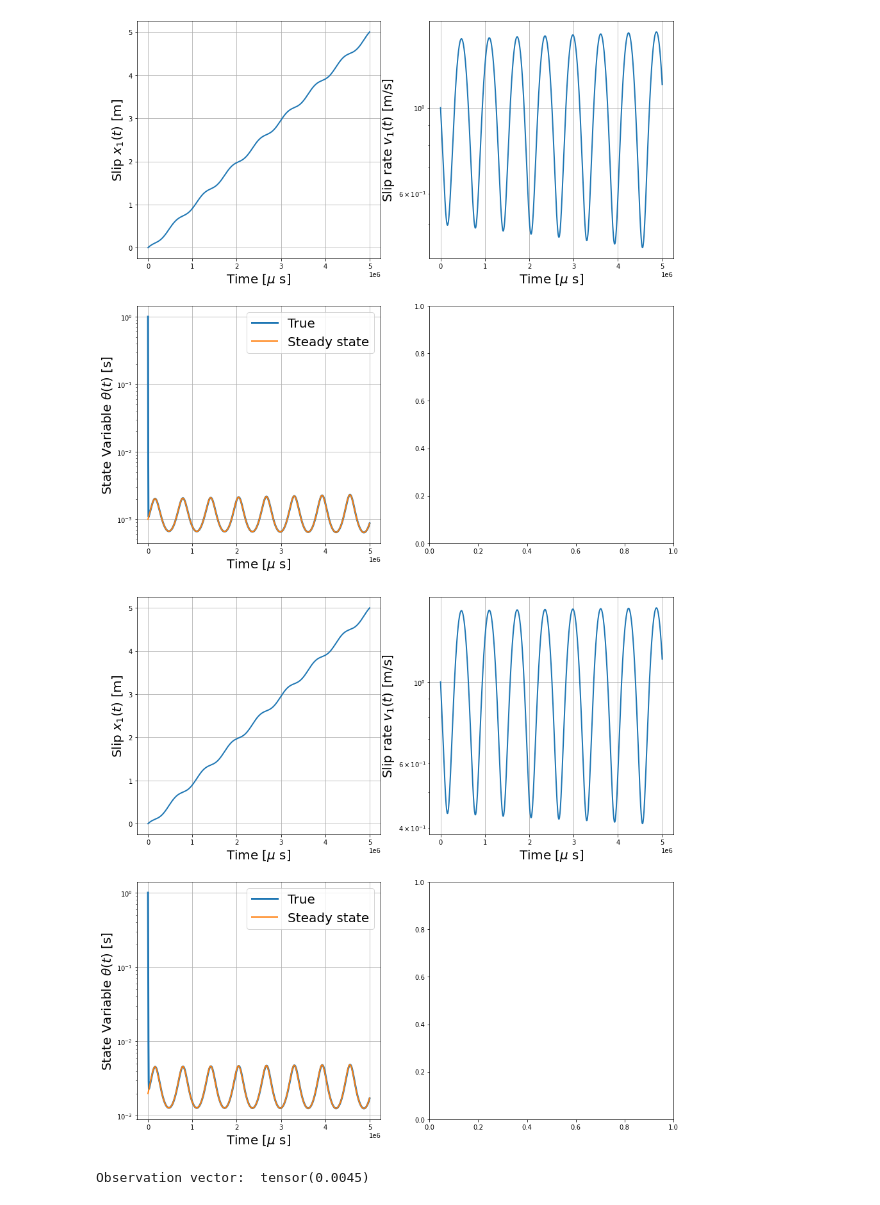
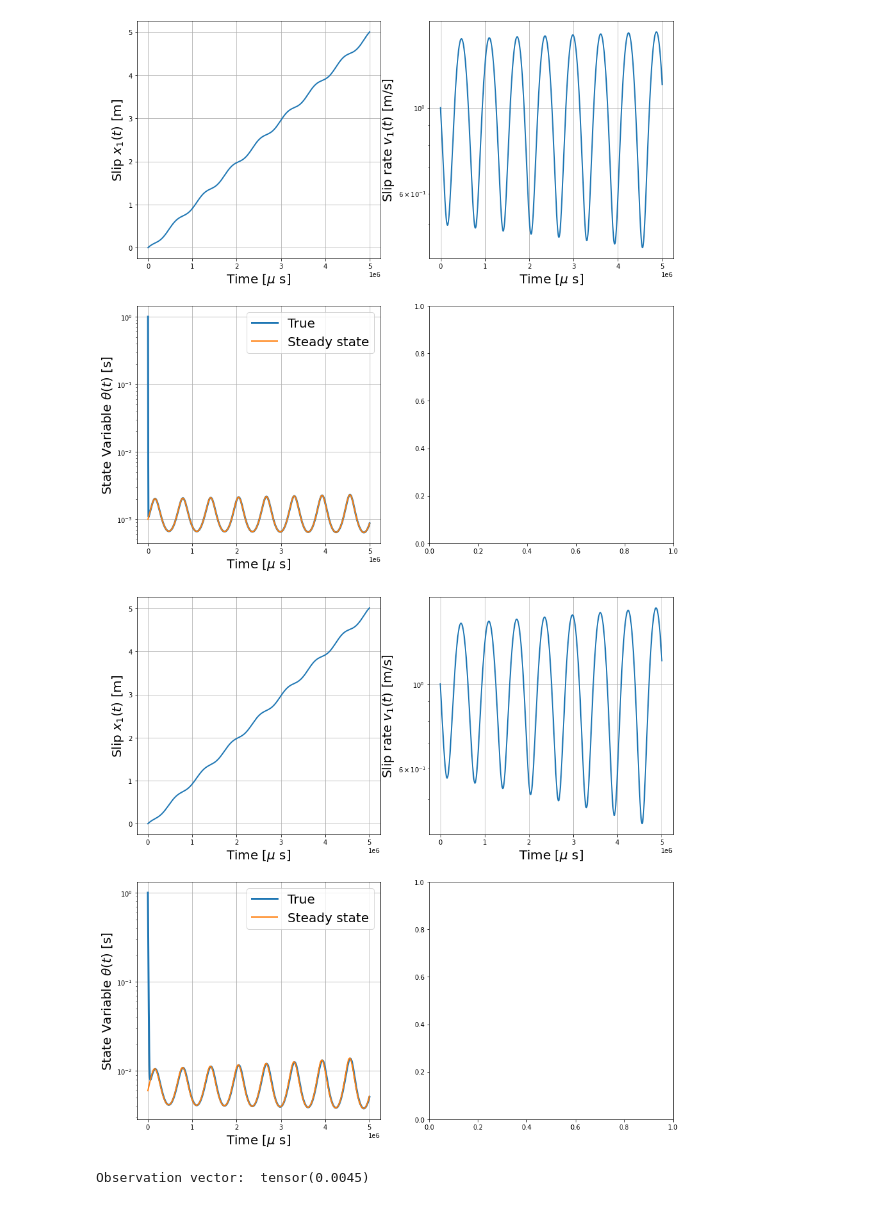
Before and after one commit to Shengduo/AdjtMethod, a Jupyter notebook: MassFricAdj1219_GradDescent.ipynb, the cells around one changed output. Cells and saved outputs as stored; diff of their text form; code cells hidden in the pictures.

```diff
--- a/MassFricAdj1219_GradDescent.ipynb
+++ b/MassFricAdj1219_GradDescent.ipynb
@@ -1145,13 +1145,13 @@ y0:        tensor([0., 1., 1.])
 [figure]
 # %%
 # A new set of RS params
-new_RSParams = torch.tensor([0.010, 0.012, 2.e-3, 0.6])
+new_RSParams = torch.tensor([0.008, 0.020, 6.e-3, 0.6])
 # new_RSParams = torch.tensor([0.011, 0.016, 1.e-3, 0.58])
 new_SpringSlider = MassFricParams(kmg, VT, new_RSParams, y0)
 new_seq = TimeSequenceGen(T, NofTPts, new_SpringSlider, rtol=this_rtol, atol=this_atol, regularizedFlag = regularizedFlag)
 new_seq.plotY(new_seq.t, new_seq.default_y)
 # %% [output]
-[figure, old version]
+[figure, new version]
 # %%
 # Report observation:
 Obs = O(new_seq.default_y, v, new_seq.t, new_SpringSlider)
```
Also changed, not shown: parts of 7 cells of this notebook.
